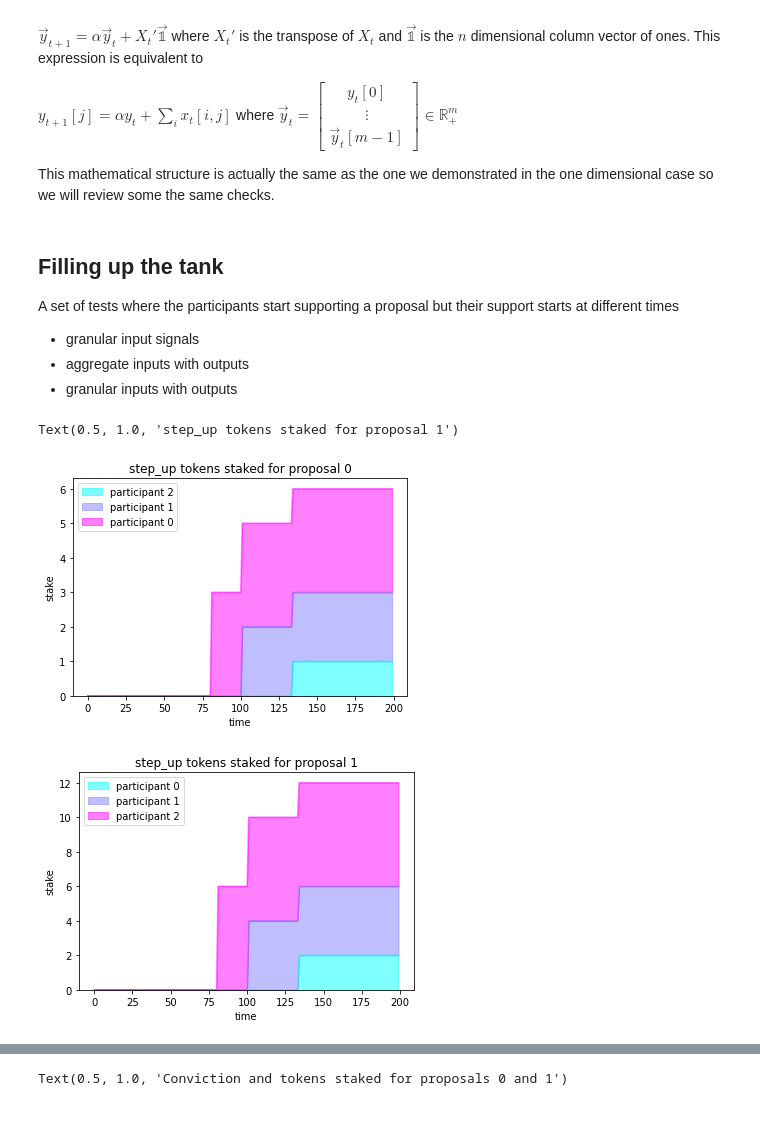
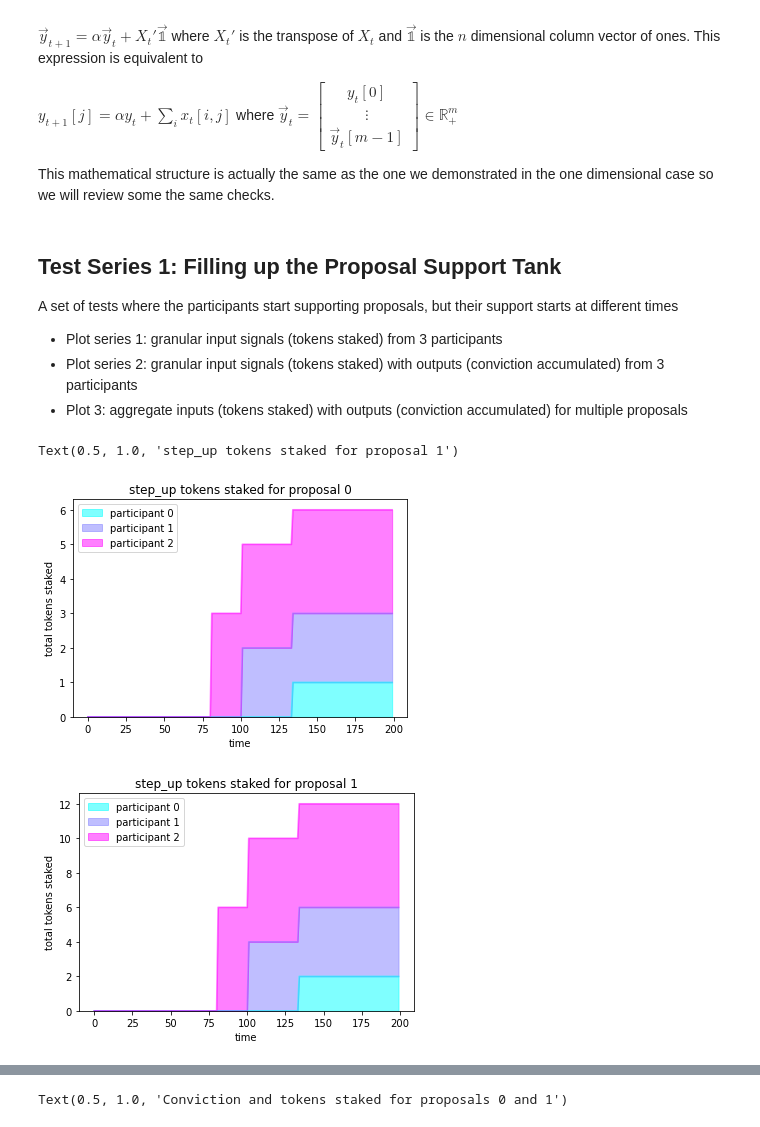
Before and after one commit to 1Hive/conviction-voting-cadcad, a Jupyter notebook: models/v3/Deriving_Alpha.ipynb, the cells around one changed output, grey strips where cells are left out. Cells and saved outputs as stored; diff of their text form; code cells hidden in the pictures.

```diff
--- a/models/v3/Deriving_Alpha.ipynb
+++ b/models/v3/Deriving_Alpha.ipynb
@@ -258,22 +258,22 @@ for k in range(K-1):
     mimo_step_down_response[k+1,:] = alpha*mimo_step_down_response[k,:] + np.sum(mimo_step_down[k,:,:],0)
     mimo_noisy_response[k+1,:] = alpha*mimo_noisy_response[k,:] + np.sum(mimo_noisy[k,:,:],0)
 # %% [markdown]
-## Filling up the tank
+## Test Series 1: Filling up the Proposal Support Tank
 
-A set of tests where the participants start supporting a proposal but their support starts at different times
-- granular input signals
-- aggregate inputs with outputs
-- granular inputs with outputs
+A set of tests where the participants start supporting proposals, but their support starts at different times
+- Plot series 1: granular input signals (tokens staked) from 3 participants
+- Plot series 2: granular input signals (tokens staked) with outputs (conviction accumulated) from 3 participants
+- Plot 3: aggregate inputs (tokens staked) with outputs (conviction accumulated) for multiple proposals
 # %%
-pd.DataFrame(mimo_step_up[:,:,0], columns = ['participant 2', 'participant 1', 'participant 0']).plot(kind='area', alpha = .5, cmap = 'cool')
+pd.DataFrame(mimo_step_up[:,:,0], columns = ['participant 0', 'participant 1', 'participant 2']).plot(kind='area', alpha = .5, cmap = 'cool')
 plt.xlabel('time')
-plt.ylabel('stake')
+plt.ylabel('total tokens staked')
 plt.title('step_up tokens staked for proposal 0')
 pd.DataFrame(mimo_step_up[:,:,1], columns = ['participant 0', 'participant 1', 'participant 2']).plot(kind='area', alpha = .5, cmap = 'cool')
 plt.xlabel('time')
-plt.ylabel('stake')
+plt.ylabel('total tokens staked')
 plt.title('step_up tokens staked for proposal 1')
 # %% [output]
 Text(0.5, 1.0, 'step_up tokens staked for proposal 1')
-[figure, old version]
+[figure, new version]
-[figure, old version]
+[figure, new version]
```
Also changed, not shown: parts of 22 cells of this notebook.
